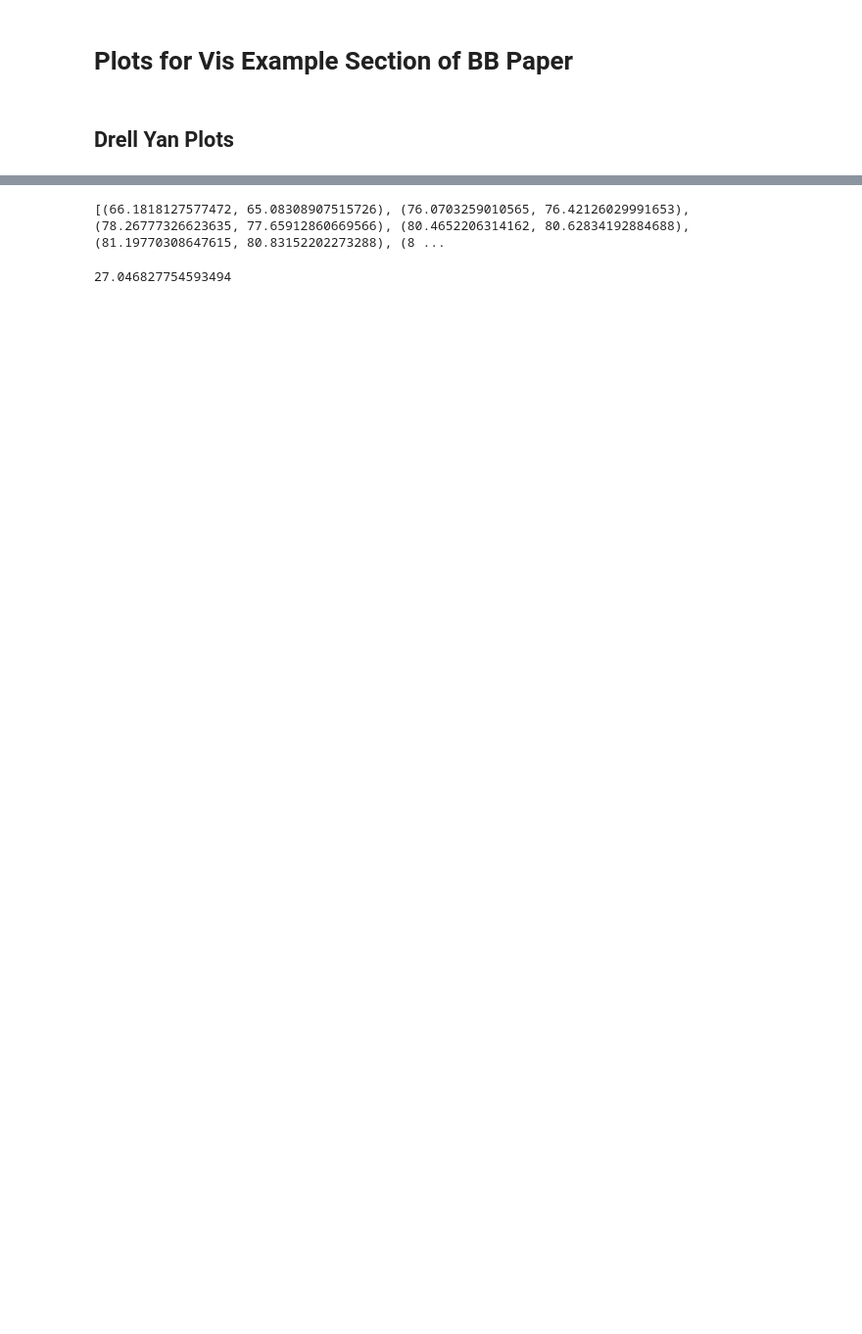
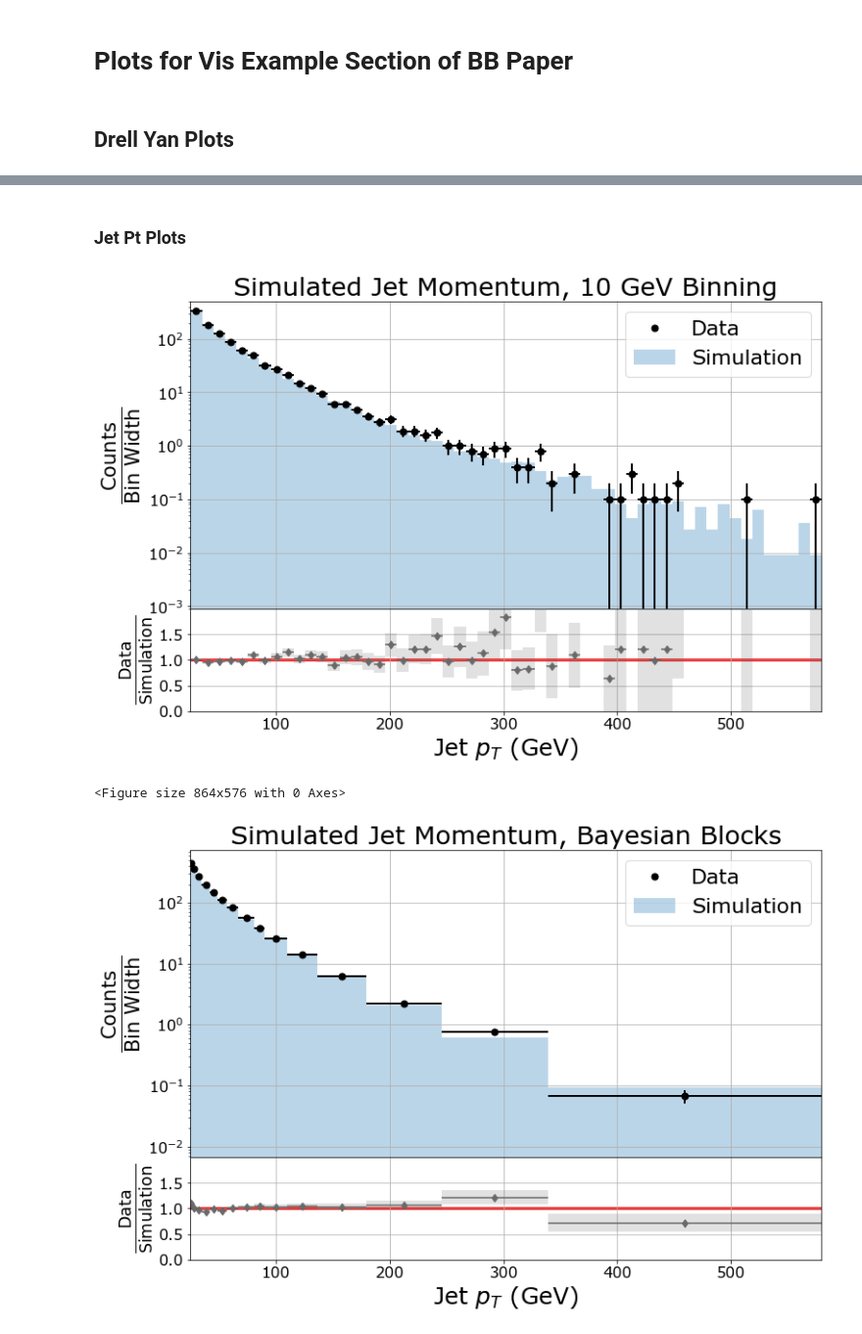
Before and after one commit to pollackscience/BayesianBlocks, a Jupyter notebook: bb/paper/vis_examples.ipynb, the cells around one changed output, grey strips where cells are left out. Shown at 98% size. Saved outputs shown, nothing was run; the diff lists cells and outputs as text; code cells hidden in the pictures; blank space fills up the shorter version.

```diff
--- a/bb/paper/vis_examples.ipynb
+++ b/bb/paper/vis_examples.ipynb
@@ -59,5 +150,54 @@ Text(0.3,0.4,'$\\hat{R}$=8.707e-03\nENN=9.789e+03\nELI=2.903e+03')
-# %%
-eli(data_shifted, hist1)
-# %% [output]
-[(66.1818127577472, 65.08308907515726), (76.0703259010565, 76.42126029991653), (78.26777326623635, 77.65912860669566), (80.4652206314162, 80.62834192884688), (81.19770308647615, 80.83152202273288), (8 ...
-27.046827754593494
+# %% [markdown]
+### Jet Pt Plots
+# %%
+pt_data = pd.read_pickle(bb_dir+'/files/DY/ZLL_Jet1.p')
+pt_data = pt_data.query('0<leading_jet_pT<800').reset_index().ix[0:10000]
+pt_mc = pd.read_pickle(bb_dir+'/files/DY/ZLL_Jet3.p')
+pt_mc = pt_mc.query('0<leading_jet_pT<800')
+xlims = (pt_data.leading_jet_pT.min(), pt_data.leading_jet_pT.max())
+ratlims = (0, 2.5)
+n_events = len(pt_data)
+# %%
+axes, hist1, hist2 = skh_plt.ratio_plot(
+    dict(x=pt_data.leading_jet_pT.values,histtype='marker', markersize=7, color='k', errorbars=True, label='Data',alpha=1, log=True, scale='binwidth', err_type='gaussian'),
+    dict(x=pt_mc.leading_jet_pT.values, weights=[n_events/len(pt_mc)]*(len(pt_mc)), histtype='stepfilled', alpha=0.3, label='Simulation', log=True, scale='binwidth'),
+    range=xlims, bins=int((xlims[1]-xlims[0])/10), logx=False
+)
+
+# axes[0].set_xticks([30, 50, 100, 200, 400])
+# axes[0].get_xaxis().set_major_formatter(ScalarFormatter())
+# axes[1].set_xticks([30, 50, 100, 200, 400])
+# axes[1].get_xaxis().set_major_formatter(ScalarFormatter())
+
+axes[0].grid(True)
+axes[1].grid(True)
+axes[0].legend(fontsize=22)
+
+axes[0].set_ylabel(r'$\mathrm{\frac{Counts}{Bin\ Width}}$', fontsize=30)
+axes[1].set_ylabel(r'$\mathrm{\frac{Data}{Simulation}}$', fontsize=25)
+
+axes[1].set_xlabel(r'Jet $p_{T}$ (GeV)', fontsize=25)
+axes[0].set_title('Simulated Jet Momentum, 10 GeV Binning', fontsize=27)
+plt.savefig(bb_dir+'/plots/vis_examples/b10gev_Jet_comp.pdf')
+
+plt.figure()
+axes, hist1, hist2 = skh_plt.ratio_plot(
+    dict(x=pt_data.leading_jet_pT.values,histtype='marker', markersize=7, color='k', errorbars=True, label='Data',alpha=1, log=True, scale='binwidth', err_type='gaussian', p0=0.01),
+    dict(x=pt_mc.leading_jet_pT.values, weights=[n_events/len(pt_mc)]*(len(pt_mc)), histtype='stepfilled', alpha=0.3, label='Simulation', log=True, scale='binwidth'),
+    range=xlims, bins='blocks', logx=False
+)
+
+axes[0].grid(True)
+axes[1].grid(True)
+axes[0].legend(fontsize=22)
+
+axes[0].set_ylabel(r'$\mathrm{\frac{Counts}{Bin\ Width}}$', fontsize=30)
+axes[1].set_ylabel(r'$\mathrm{\frac{Data}{Simulation}}$', fontsize=25)
+
+axes[1].set_xlabel(r'Jet $p_{T}$ (GeV)', fontsize=25)
+axes[0].set_title('Simulated Jet Momentum, Bayesian Blocks', fontsize=27)
+plt.savefig(bb_dir+'/plots/vis_examples/bb_Jet_comp.pdf')
+# %% [output]
+[figure, added]
+<Figure size 864x576 with 0 Axes>
+[figure, added]
```
Also changed, not shown: parts of 15 cells of this notebook, 4 other files.
